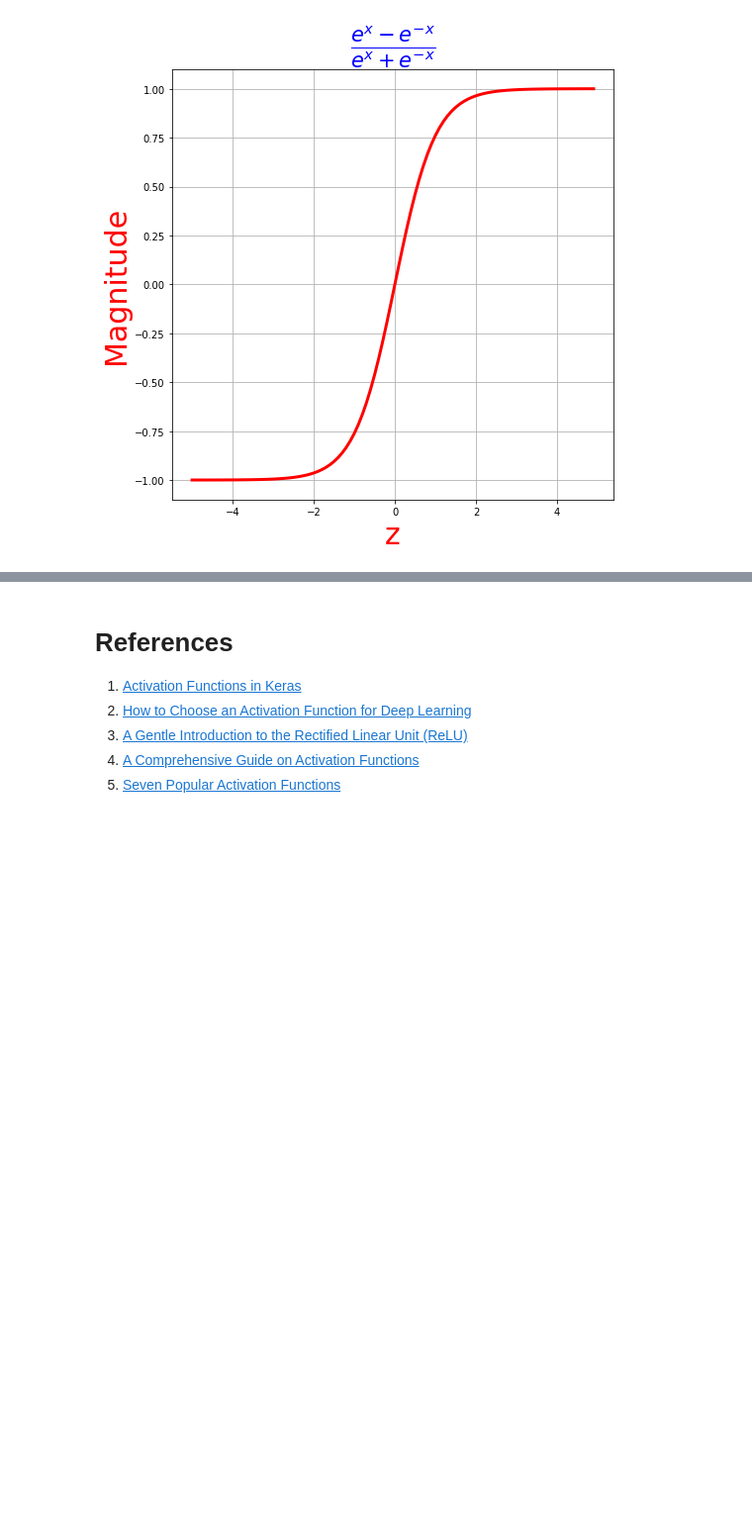
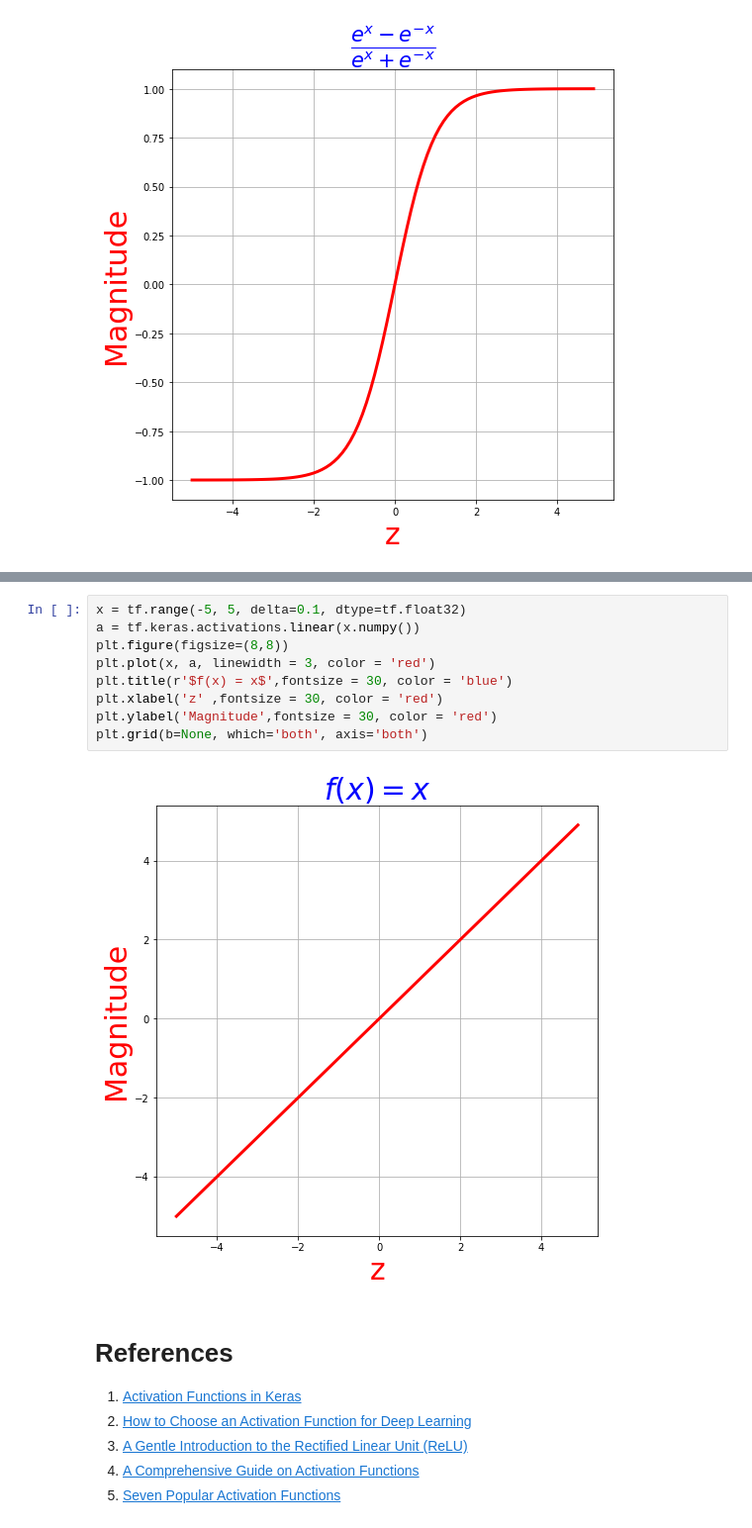
Before and after one commit to ImranNust/Spring2021_CS_ANN_Class, a Jupyter notebook: Lecture5_ImagesAndClassification/Module4_ActivationFunctions.ipynb, the cells around one changed output, grey strips where cells are left out. Shown at 99% size. Saved outputs shown, nothing was run; the diff lists cells and outputs as text; blank space fills up the shorter version.

Commit message:
Added details of Linear Activation Function.

```diff
--- a/Lecture5_ImagesAndClassification/Module4_ActivationFunctions.ipynb
+++ b/Lecture5_ImagesAndClassification/Module4_ActivationFunctions.ipynb
@@ -127,3 +143,14 @@ Dense(10, activation='tanh')
+# %%
+x = tf.range(-5, 5, delta=0.1, dtype=tf.float32)
+a = tf.keras.activations.linear(x.numpy())
+plt.figure(figsize=(8,8))
+plt.plot(x, a, linewidth = 3, color = 'red')
+plt.title(r'$f(x) = x$',fontsize = 30, color = 'blue')
+plt.xlabel('z' ,fontsize = 30, color = 'red')
+plt.ylabel('Magnitude',fontsize = 30, color = 'red')
+plt.grid(b=None, which='both', axis='both')
+# %% [output]
+[figure, added]
 # %% [markdown]
 # References
 
```
Also changed, not shown: parts of 2 cells of this notebook.
